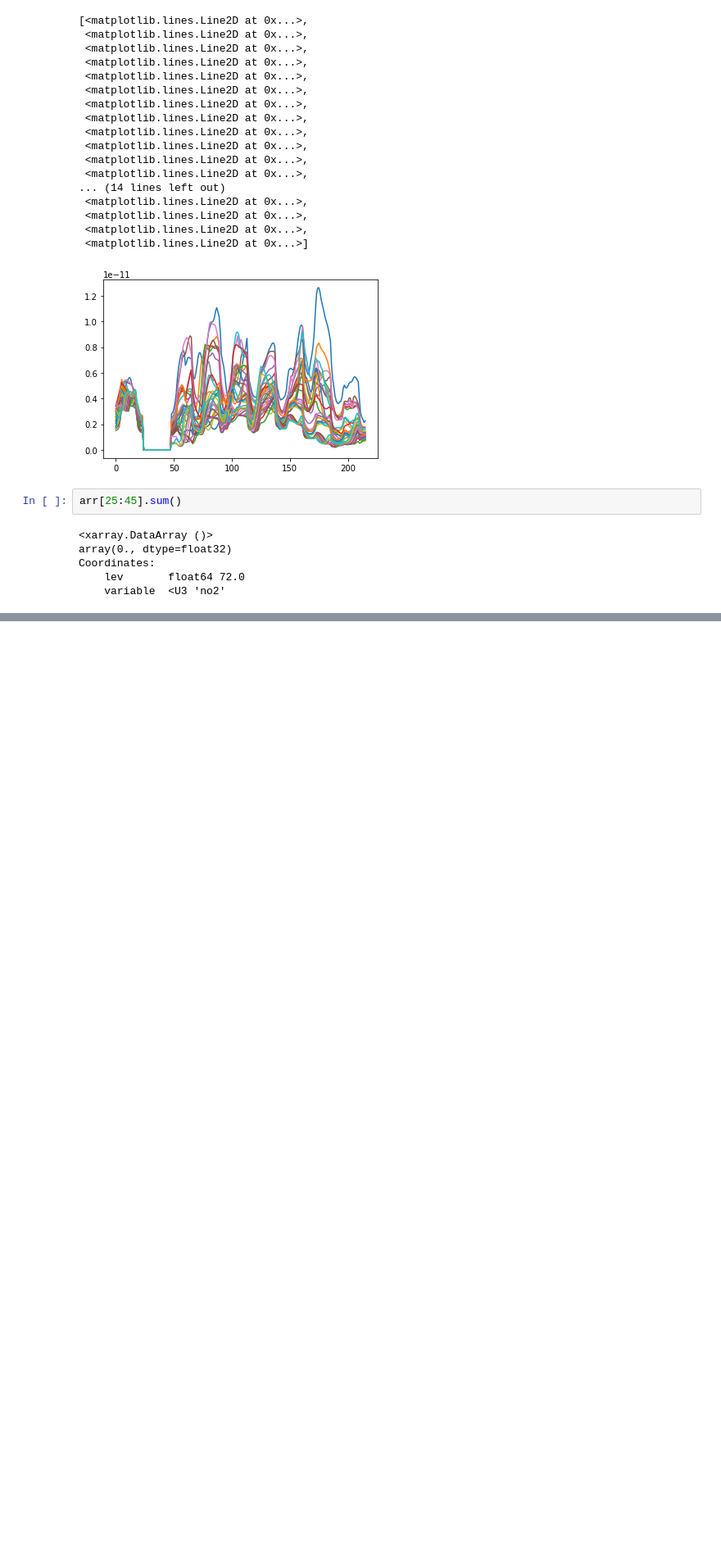
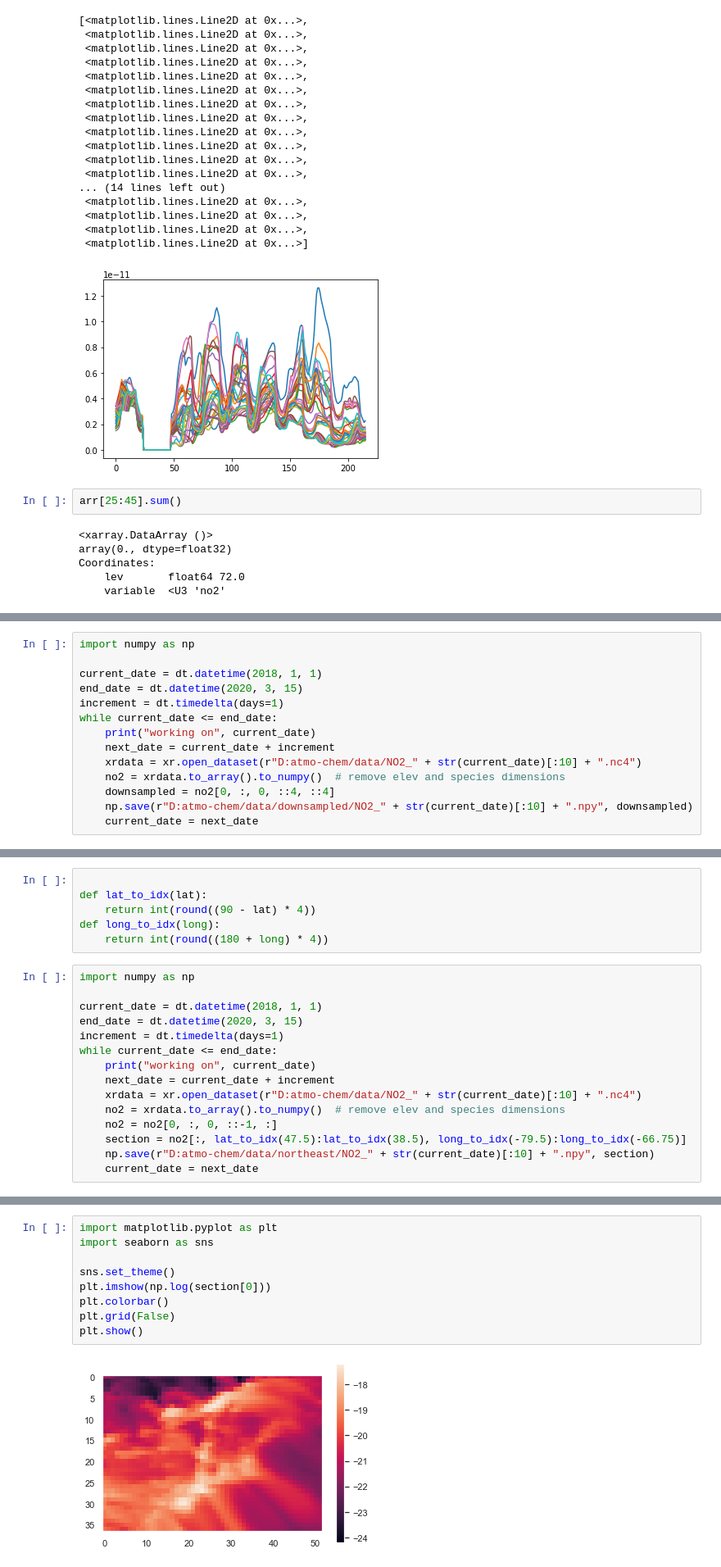
Before and after one commit to AlexTMallen/NASA-GEOS, a Jupyter notebook: download_data.ipynb, the cells around one changed output, grey strips where cells are left out. Shown at 82% size. Cells and saved outputs as stored; diff of their text form; blank space fills up the shorter version.

Commit message:
northeast data experiment

```diff
--- a/download_data.ipynb
+++ b/download_data.ipynb
@@ -220,0 +223,14 @@ Coordinates:
+# %%
+import numpy as np
+
+current_date = dt.datetime(2018, 1, 1)
+end_date = dt.datetime(2020, 3, 15)
+increment = dt.timedelta(days=1)
+while current_date <= end_date:
+    print("working on", current_date)
+    next_date = current_date + increment
+    xrdata = xr.open_dataset(r"D:atmo-chem/data/NO2_" + str(current_date)[:10] + ".nc4")
+    no2 = xrdata.to_array().to_numpy()  # remove elev and species dimensions
+    downsampled = no2[0, :, 0, ::4, ::4]
+    np.save(r"D:atmo-chem/data/downsampled/NO2_" + str(current_date)[:10] + ".npy", downsampled)
+    current_date = next_date
@@ -220,0 +269,21 @@ Coordinates:
+# %%
+
+def lat_to_idx(lat):
+    return int(round((90 - lat) * 4))
+def long_to_idx(long):
+    return int(round((180 + long) * 4))
+# %%
+import numpy as np
+
+current_date = dt.datetime(2018, 1, 1)
+end_date = dt.datetime(2020, 3, 15)
+increment = dt.timedelta(days=1)
+while current_date <= end_date:
+    print("working on", current_date)
+    next_date = current_date + increment
+    xrdata = xr.open_dataset(r"D:atmo-chem/data/NO2_" + str(current_date)[:10] + ".nc4")
+    no2 = xrdata.to_array().to_numpy()  # remove elev and species dimensions
+    no2 = no2[0, :, 0, ::-1, :]
+    section = no2[:, lat_to_idx(47.5):lat_to_idx(38.5), long_to_idx(-79.5):long_to_idx(-66.75)]
+    np.save(r"D:atmo-chem/data/northeast/NO2_" + str(current_date)[:10] + ".npy", section)
+    current_date = next_date
@@ -220,0 +308,11 @@ Coordinates:
+# %%
+import matplotlib.pyplot as plt
+import seaborn as sns
+
+sns.set_theme()
+plt.imshow(np.log(section[0]))
+plt.colorbar()
+plt.grid(False)
+plt.show()
+# %% [output]
+[figure, added]
```
Also changed, not shown: parts of 9 cells of this notebook, 1 other file.
